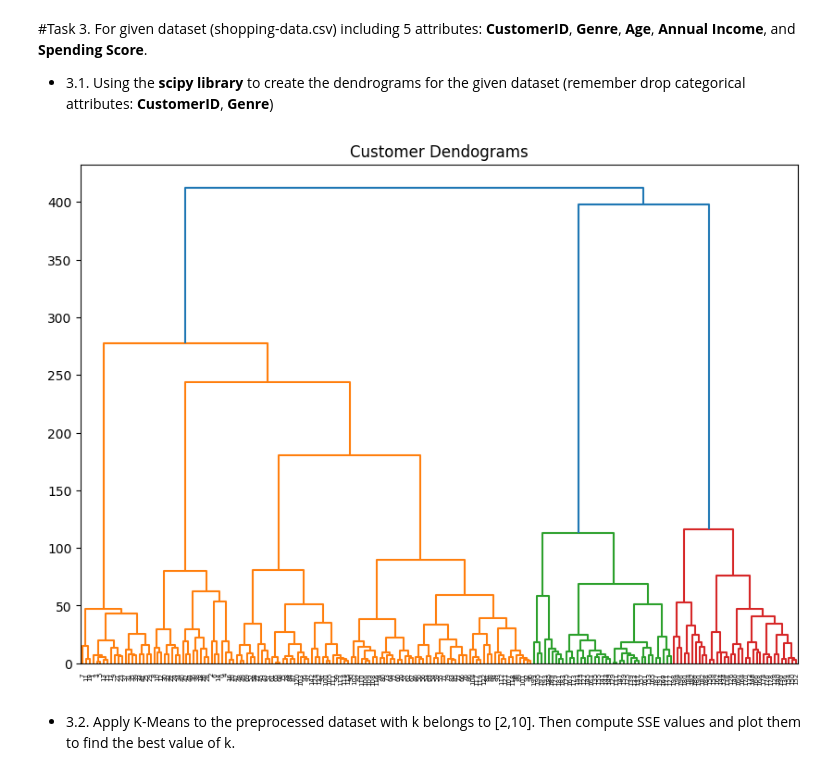
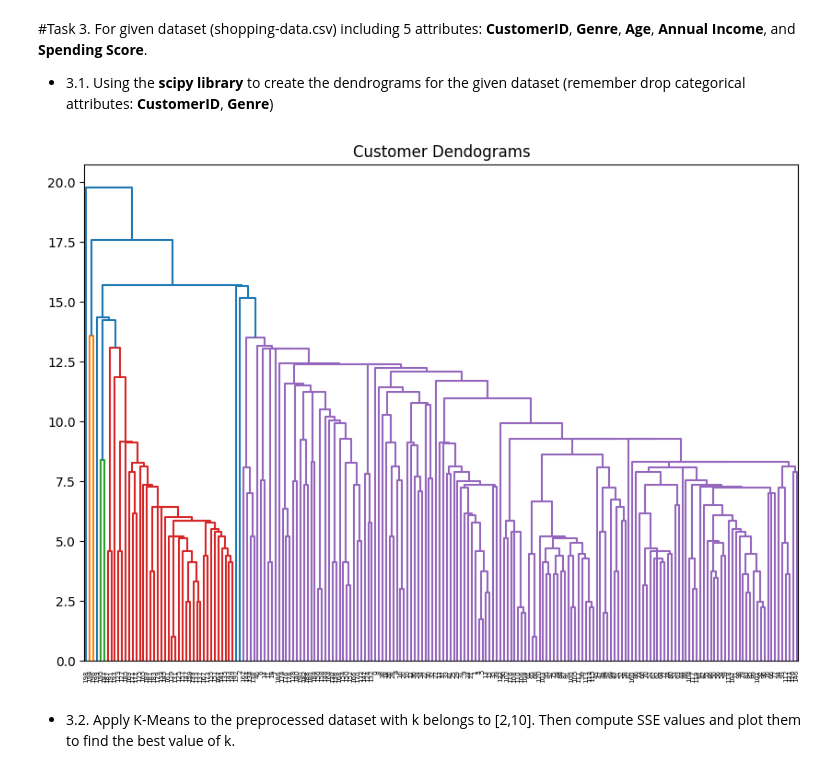
Before and after one commit to PhamTienLoc/Lab_ML, a Jupyter notebook: Lab_10_21130429_PhamTienLoc.ipynb, the cells around one changed output. Drawn from its saved outputs; the diff is of its cells as text; code cells hidden in the pictures.

```diff
--- a/Lab_10_21130429_PhamTienLoc.ipynb
+++ b/Lab_10_21130429_PhamTienLoc.ipynb
@@ -203,12 +209,12 @@ For given dataset (shopping-data.csv) including 5 attributes: **CustomerID**, **
 # %%
 #code
 shopping_data = pd.read_csv("shopping-data.csv")
-new_shopping_data = shopping_data.drop(["CustomerID","Genre"], axis='columns')
+new_shopping_data = shopping_data.drop(columns=["CustomerID","Genre"])
 
 plt.figure(figsize=(10, 7))
 plt.title("Customer Dendograms")
-dend = shc.dendrogram(shc.linkage(new_shopping_data.iloc[:, 0:len(new_shopping_data.columns)], method='ward'))
+dend = shc.dendrogram(shc.linkage(new_shopping_data, method='single'))
 # %% [output]
-[figure, old version]
+[figure, new version]
 # %% [markdown]
 *   3.2. Apply K-Means to the preprocessed dataset with k belongs to [2,10]. Then compute SSE values and plot them to find the best value of k.
```
Also changed, not shown: parts of 9 cells of this notebook.
